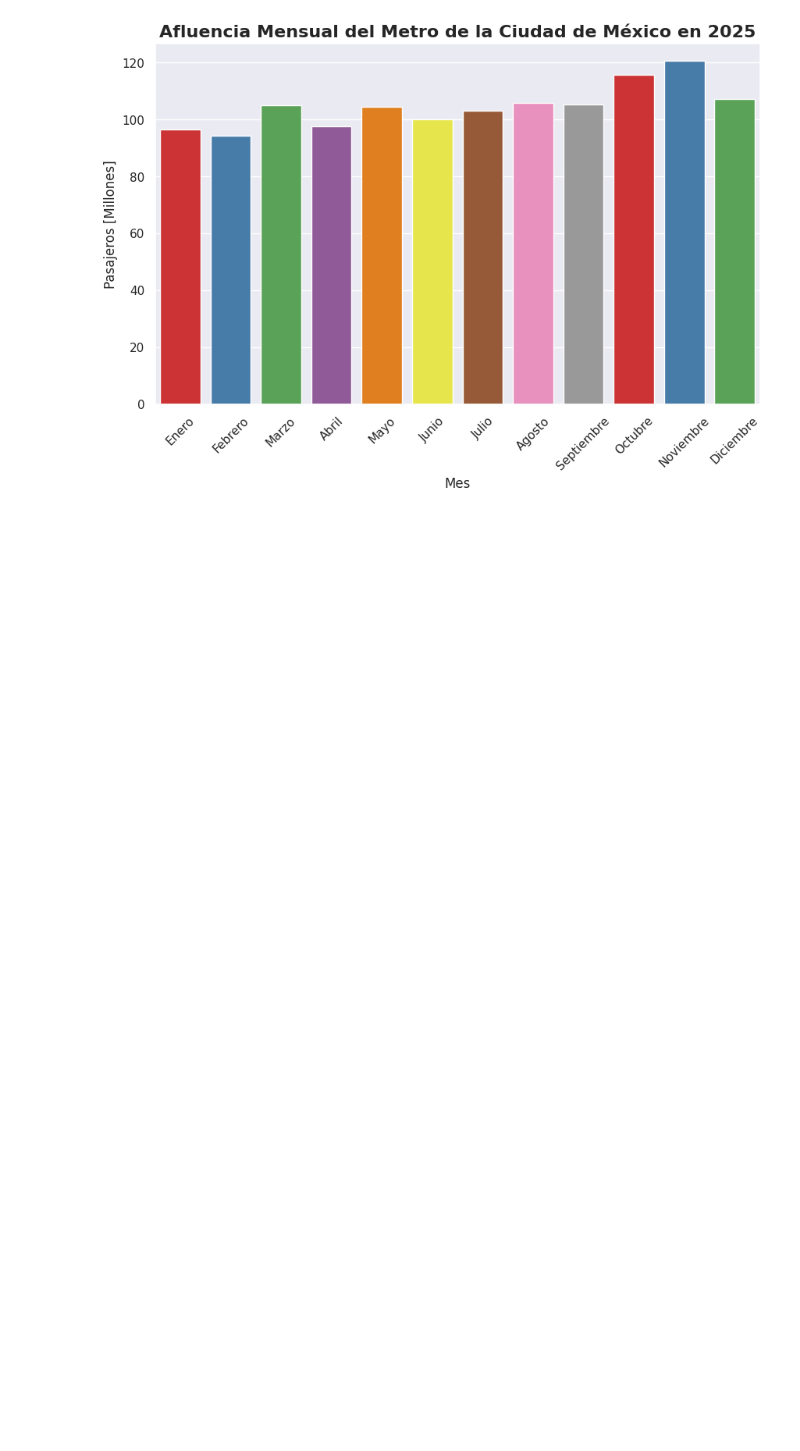
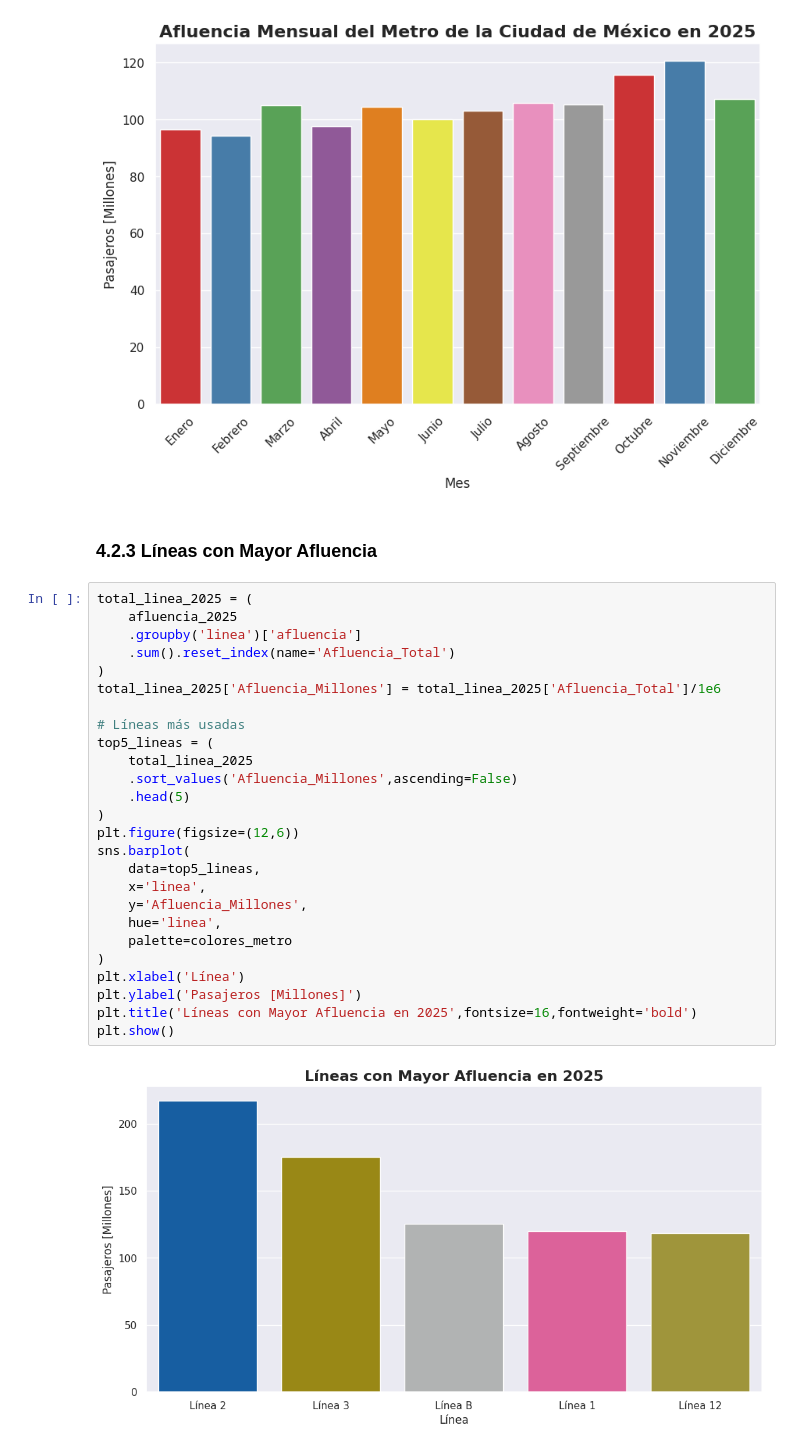
Before and after one commit to AndrsGzRo/prediccion-afluencia-metrocdmx, a Jupyter notebook: Metro_CDMX_Viz.ipynb, the cells around one changed output. Drawn from its saved outputs; the diff is of its cells as text; blank space fills up the shorter version.

```diff
--- a/Metro_CDMX_Viz.ipynb
+++ b/Metro_CDMX_Viz.ipynb
@@ -407,3 +407,33 @@ plt.xticks(rotation=45)
 plt.show()
 # %% [output]
 [figure]
+# %% [markdown]
+### 4.2.3 Líneas con Mayor Afluencia
+# %%
+total_linea_2025 = (
+    afluencia_2025
+    .groupby('linea')['afluencia']
+    .sum().reset_index(name='Afluencia_Total')
+)
+total_linea_2025['Afluencia_Millones'] = total_linea_2025['Afluencia_Total']/1e6
+
+# Líneas más usadas
+top5_lineas = (
+    total_linea_2025
+    .sort_values('Afluencia_Millones',ascending=False)
+    .head(5)
+)
+plt.figure(figsize=(12,6))
+sns.barplot(
+    data=top5_lineas,
+    x='linea',
+    y='Afluencia_Millones',
+    hue='linea',
+    palette=colores_metro
+)
+plt.xlabel('Línea')
+plt.ylabel('Pasajeros [Millones]')
+plt.title('Líneas con Mayor Afluencia en 2025',fontsize=16,fontweight='bold')
+plt.show()
+# %% [output]
+[figure, added]
```
Also changed, not shown: parts of 10 cells of this notebook.
